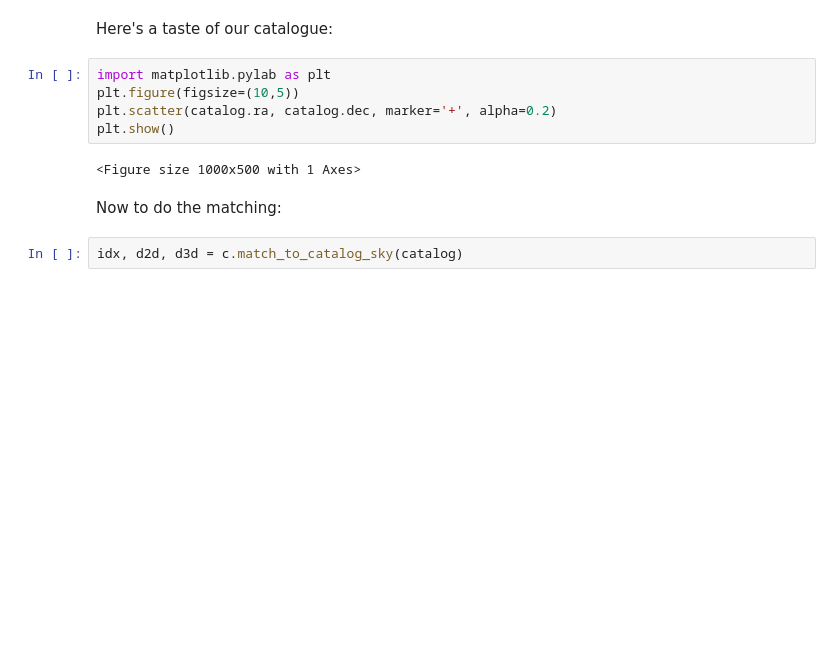
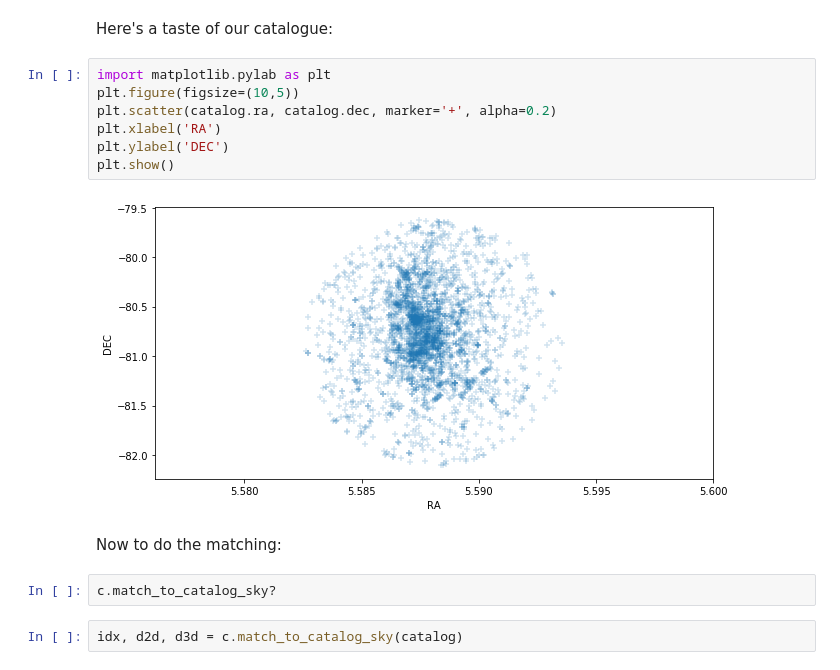
Before and after one commit to lockepatton/ASTR100-2020, a Jupyter notebook: Notes/2020_02_18_Matching_Catalogues/2020_02_18_Matching_Objects_with_astropy.ipynb, the cells around one changed output. Cells and saved outputs as stored; diff of their text form; blank space fills up the shorter version.

```diff
--- a/Notes/2020_02_18_Matching_Catalogues/2020_02_18_Matching_Objects_with_astropy.ipynb
+++ b/Notes/2020_02_18_Matching_Catalogues/2020_02_18_Matching_Objects_with_astropy.ipynb
@@ -145,12 +160,16 @@ Here's a taste of our catalogue:
 # %%
 import matplotlib.pylab as plt
 plt.figure(figsize=(10,5))
 plt.scatter(catalog.ra, catalog.dec, marker='+', alpha=0.2)
+plt.xlabel('RA')
+plt.ylabel('DEC')
 plt.show()
 # %% [output]
-<Figure size 1000x500 with 1 Axes>
+[figure, added]
 # %% [markdown]
 Now to do the matching:
+# %%
+c.match_to_catalog_sky?
 # %%
 idx, d2d, d3d = c.match_to_catalog_sky(catalog)
 # %% [markdown]
```
Also changed, not shown: parts of 12 cells of this notebook.
